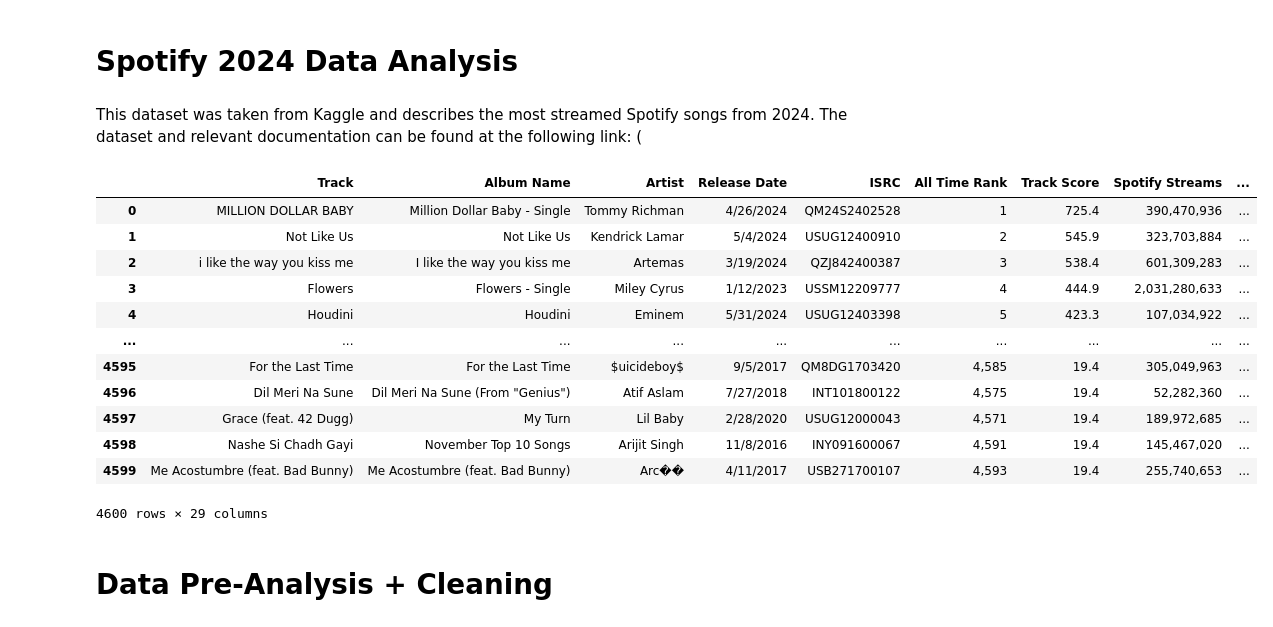
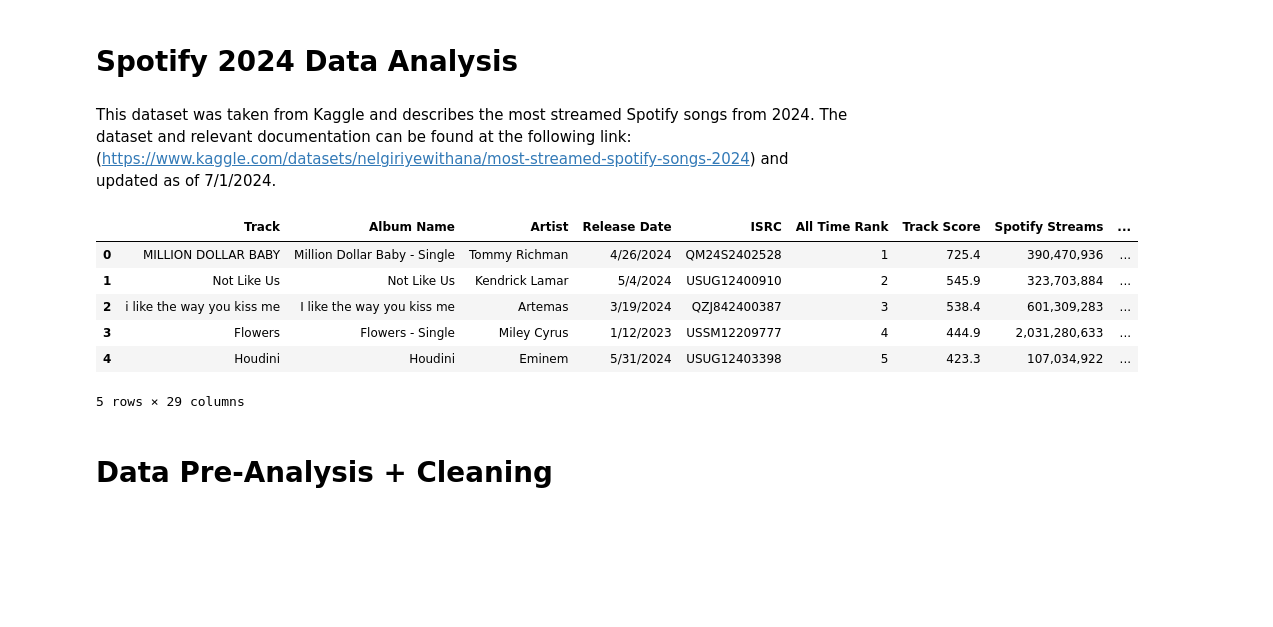
Before and after one commit to danielsavila/Data-Science-Portfolio, a Jupyter notebook: Spotify 2024 Data Analysis.ipynb, the cells around one changed output. Drawn from its saved outputs; the diff is of its cells as text; code cells hidden in the pictures; blank space fills up the shorter version.

Commit message:
Completed Spotify Analysis
Completed all three sections of the data analysis. Could use a conclusion, but unsure if will update.

```diff
--- a/Spotify 2024 Data Analysis.ipynb
+++ b/Spotify 2024 Data Analysis.ipynb
@@ -1,7 +1,7 @@
 # %% [markdown]
 # Spotify 2024 Data Analysis
 # %% [markdown]
-This dataset was taken from Kaggle and describes the most streamed Spotify songs from 2024. The dataset and relevant documentation can be found at the following link: (
+This dataset was taken from Kaggle and describes the most streamed Spotify songs from 2024. The dataset and relevant documentation can be found at the following link: (https://www.kaggle.com/datasets/nelgiriyewithana/most-streamed-spotify-songs-2024) and updated as of 7/1/2024.
 # %%
 import pandas as pd
 import numpy
@@ -12,21 +15,15 @@ file_path = "C:/Users/AVILA/Desktop"
 # %%
 df = pd.read_csv(file_path + "/Most Streamed Spotify Songs 2024.csv", encoding_errors = "replace")
 # %%
-df
+df.head()
 # %% [output]
 |  | Track | Album Name | Artist | Release Date | ISRC | All Time Rank | Track Score | Spotify Streams | ... |
 | 0 | MILLION DOLLAR BABY | Million Dollar Baby - Single | Tommy Richman | 4/26/2024 | QM24S2402528 | 1 | 725.4 | 390,470,936 | ... |
 | 1 | Not Like Us | Not Like Us | Kendrick Lamar | 5/4/2024 | USUG12400910 | 2 | 545.9 | 323,703,884 | ... |
 | 2 | i like the way you kiss me | I like the way you kiss me | Artemas | 3/19/2024 | QZJ842400387 | 3 | 538.4 | 601,309,283 | ... |
 | 3 | Flowers | Flowers - Single | Miley Cyrus | 1/12/2023 | USSM12209777 | 4 | 444.9 | 2,031,280,633 | ... |
 | 4 | Houdini | Houdini | Eminem | 5/31/2024 | USUG12403398 | 5 | 423.3 | 107,034,922 | ... |
-| ... | ... | ... | ... | ... | ... | ... | ... | ... | ... |
-| 4595 | For the Last Time | For the Last Time | $uicideboy$ | 9/5/2017 | QM8DG1703420 | 4,585 | 19.4 | 305,049,963 | ... |
-| 4596 | Dil Meri Na Sune | Dil Meri Na Sune (From "Genius") | Atif Aslam | 7/27/2018 | INT101800122 | 4,575 | 19.4 | 52,282,360 | ... |
-| 4597 | Grace (feat. 42 Dugg) | My Turn | Lil Baby | 2/28/2020 | USUG12000043 | 4,571 | 19.4 | 189,972,685 | ... |
-| 4598 | Nashe Si Chadh Gayi | November Top 10 Songs | Arijit Singh | 11/8/2016 | INY091600067 | 4,591 | 19.4 | 145,467,020 | ... |
-| 4599 | Me Acostumbre (feat. Bad Bunny) | Me Acostumbre (feat. Bad Bunny) | Arc�� | 4/11/2017 | USB271700107 | 4,593 | 19.4 | 255,740,653 | ... |
-4600 rows × 29 columns
+5 rows × 29 columns
 # %% [markdown]
 # Data Pre-Analysis + Cleaning
 # %%
```
Also changed, not shown: parts of 31 cells of this notebook.
